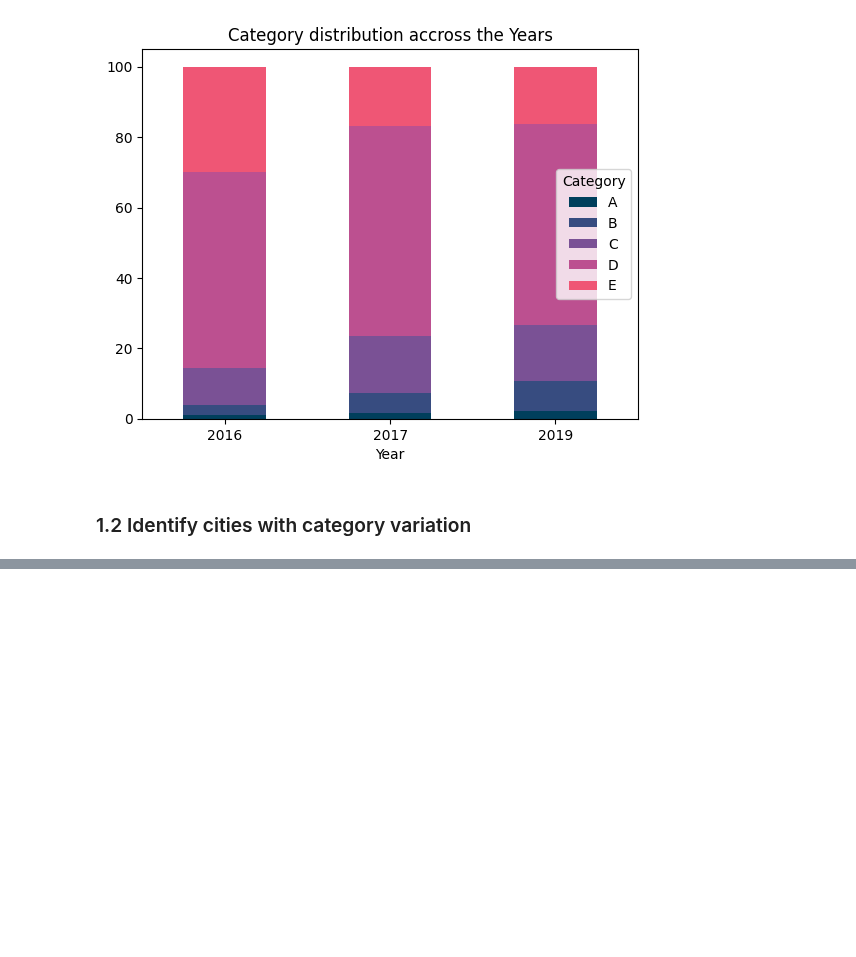
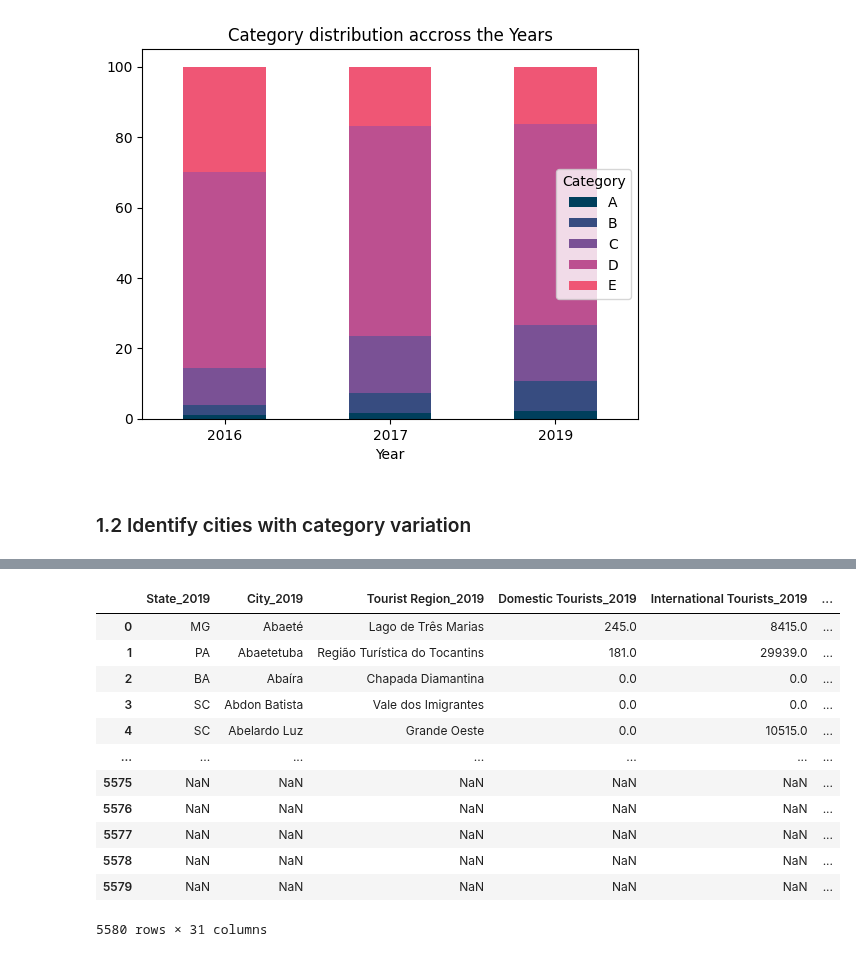
Before and after one commit to juhtolent/Brazil_Tourism, a Jupyter notebook: Exploratory Data Analysis - Tourism.ipynb, the cells around one changed output, grey strips where cells are left out. Cells and saved outputs as stored; diff of their text form; code cells hidden in the pictures; blank space fills up the shorter version.

Commit message:
explaining and prepping data to analyse variation through time

```diff
--- a/Exploratory Data Analysis - Tourism.ipynb
+++ b/Exploratory Data Analysis - Tourism.ipynb
@@ -426,0 +439,31 @@ df_time_pivot_category.plot(kind='bar',
+# %%
+##merging the different dataframes by the city code as facilitate the data vizualization
+df_cities = pd.merge(pd.merge(df,df_2017,how = 'outer', on="City Code", suffixes=('_2019','_2017')),
+                     df_2016, how = 'outer', on="City Code",suffixes=('','_2016'))
+
+
+df_cities.rename({'State': 'State_2016',
+                    'Tourist Region': 'Tourist Region_2016',
+                    'City':'City_2016',
+                    'Jobs':'Jobs_2016',
+                    'Establishments': 'Establishments_2016',
+                    'International Tourists':'International Tourists_2016',
+                    'Domestic Tourists':'Domestic Tourists_2016',
+                    'Category': 'Category_2016',
+                    'Year': 'Year_2016'}, axis='columns', inplace=True)
+
+df_cities
+# %% [output]
+|  | State_2019 | City_2019 | Tourist Region_2019 | Domestic Tourists_2019 | International Tourists_2019 | ... |
+| 0 | MG | Abaeté | Lago de Três Marias | 245.0 | 8415.0 | ... |
+| 1 | PA | Abaetetuba | Região Turística do Tocantins | 181.0 | 29939.0 | ... |
+| 2 | BA | Abaíra | Chapada Diamantina | 0.0 | 0.0 | ... |
+| 3 | SC | Abdon Batista | Vale dos Imigrantes | 0.0 | 0.0 | ... |
+| 4 | SC | Abelardo Luz | Grande Oeste | 0.0 | 10515.0 | ... |
+| ... | ... | ... | ... | ... | ... | ... |
+| 5575 | NaN | NaN | NaN | NaN | NaN | ... |
+| 5576 | NaN | NaN | NaN | NaN | NaN | ... |
+| 5577 | NaN | NaN | NaN | NaN | NaN | ... |
+| 5578 | NaN | NaN | NaN | NaN | NaN | ... |
+| 5579 | NaN | NaN | NaN | NaN | NaN | ... |
+5580 rows × 31 columns
```
Also changed, not shown: parts of 2 cells of this notebook.
